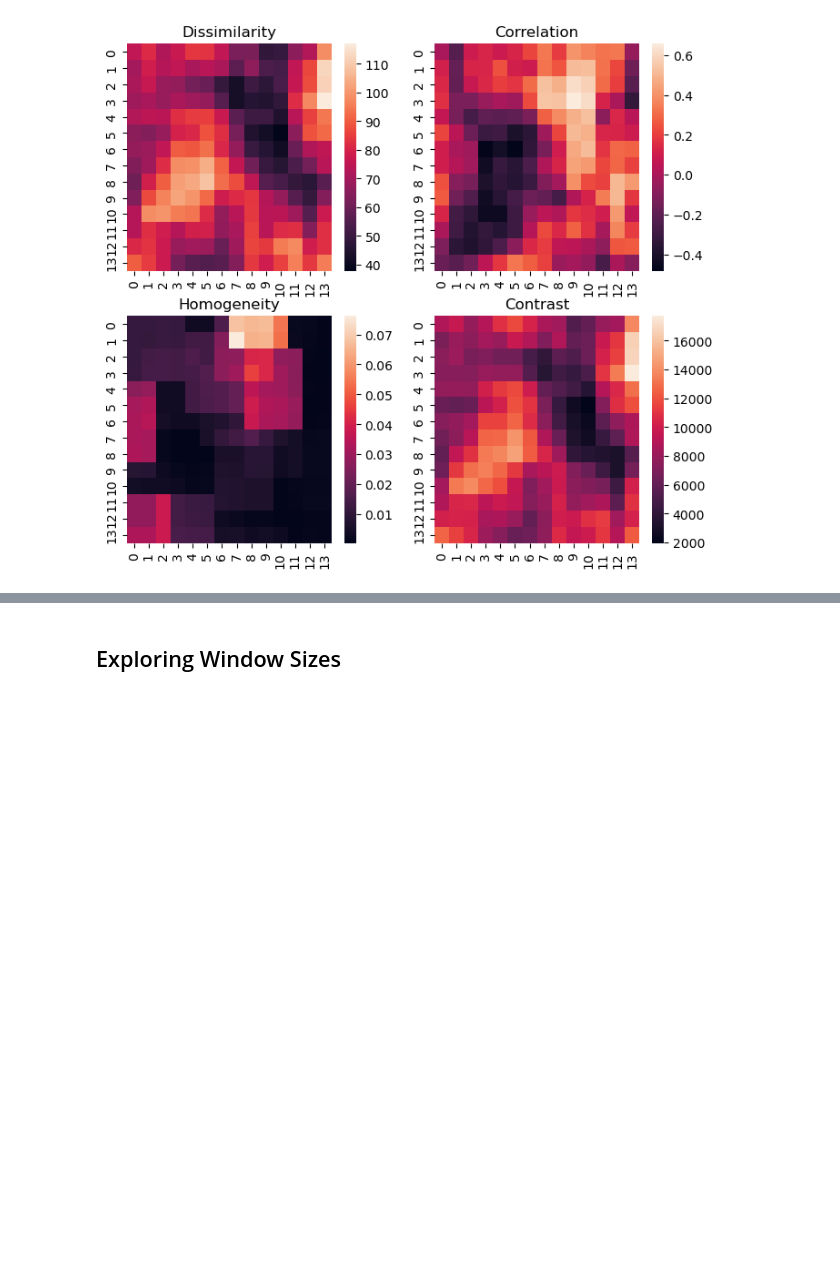
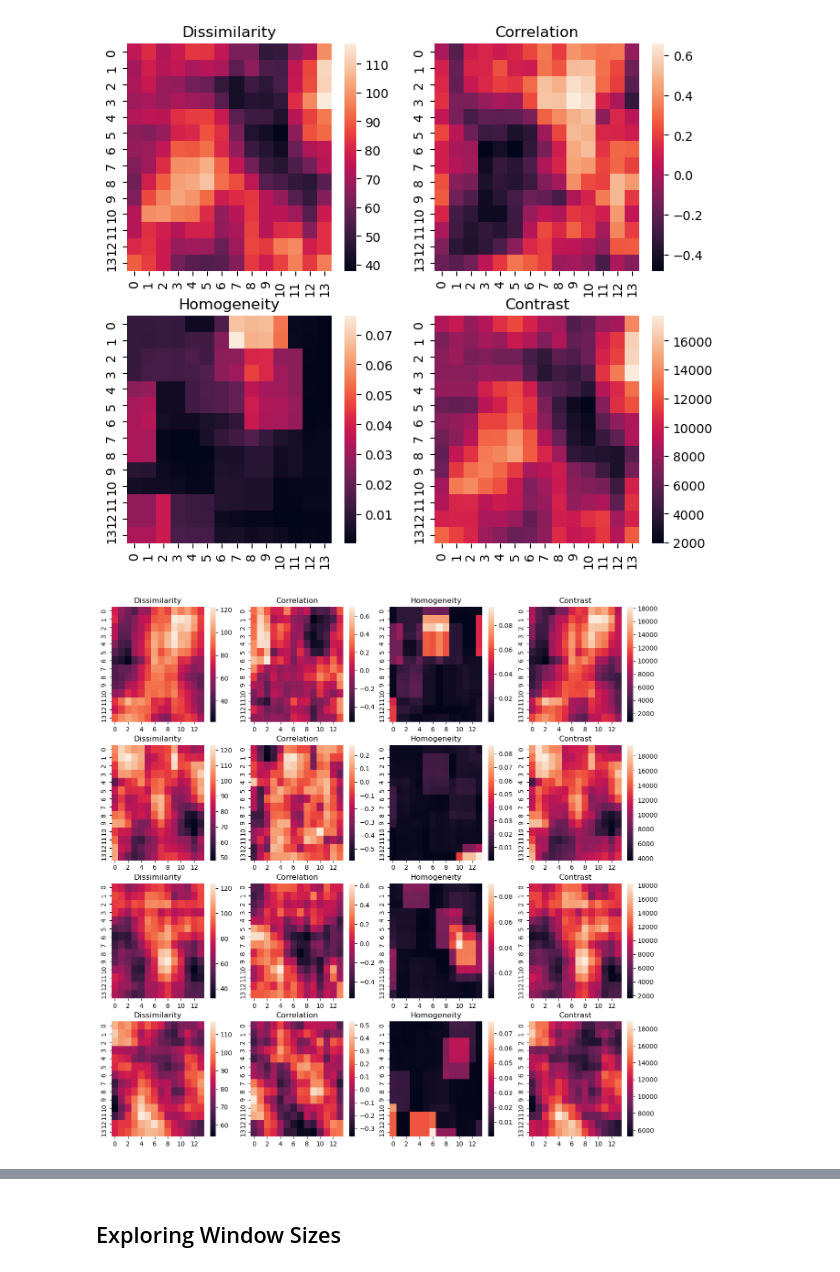
Before and after one commit to wri/plantation_classifier, a Jupyter notebook: notebooks/texture_analysis.ipynb, the cells around one changed output, grey strips where cells are left out. Cells and saved outputs as stored; diff of their text form; code cells hidden in the pictures; blank space fills up the shorter version.

Commit message:
add exploratory visualizations

```diff
--- a/notebooks/texture_analysis.ipynb
+++ b/notebooks/texture_analysis.ipynb
@@ -411,3 +382,61 @@ sns.heatmap(band[...,3]).set_title('Contrast');
 # sns.heatmap(band[...,5]).set_title('Energy');
 # %% [output]
 [figure]
+# %%
+# ... for loop .....
+arr = np.load('../data/train-texture/08002.npy')
+plt.figure(figsize=(15, 15))
+
+# blue
+plt.subplot(4,4,1)
+sns.heatmap(arr[...,0]).set_title('Dissimilarity')
+
+plt.subplot(4,4,2)
+sns.heatmap(arr[...,1]).set_title('Correlation')
+
+plt.subplot(4,4,3)
+sns.heatmap(arr[...,2]).set_title('Homogeneity')
+
+plt.subplot(4,4,4)
+sns.heatmap(arr[...,3]).set_title('Contrast')
+
+# green
+plt.subplot(4,4,5)
+sns.heatmap(arr[...,4]).set_title('Dissimilarity')
+
+plt.subplot(4,4,6)
+sns.heatmap(arr[...,5]).set_title('Correlation')
+
+plt.subplot(4,4,7)
+sns.heatmap(arr[...,6]).set_title('Homogeneity')
+
+plt.subplot(4,4,8)
+sns.heatmap(arr[...,7]).set_title('Contrast');
+
+# red
+plt.subplot(4,4,9)
+sns.heatmap(arr[...,8]).set_title('Dissimilarity')
+
+plt.subplot(4,4,10)
+sns.heatmap(arr[...,9]).set_title('Correlation')
+
+plt.subplot(4,4,11)
+sns.heatmap(arr[...,10]).set_title('Homogeneity')
+
+plt.subplot(4,4,12)
+sns.heatmap(arr[...,11]).set_title('Contrast')
+
+# nir
+plt.subplot(4,4,13)
+sns.heatmap(arr[...,12]).set_title('Dissimilarity')
+
+plt.subplot(4,4,14)
+sns.heatmap(arr[...,13]).set_title('Correlation')
+
+plt.subplot(4,4,15)
+sns.heatmap(arr[...,14]).set_title('Homogeneity')
+
+plt.subplot(4,4,16)
+sns.heatmap(arr[...,15]).set_title('Contrast');
+# %% [output]
+[figure, added]
```
Also changed, not shown: parts of 25 cells of this notebook.
